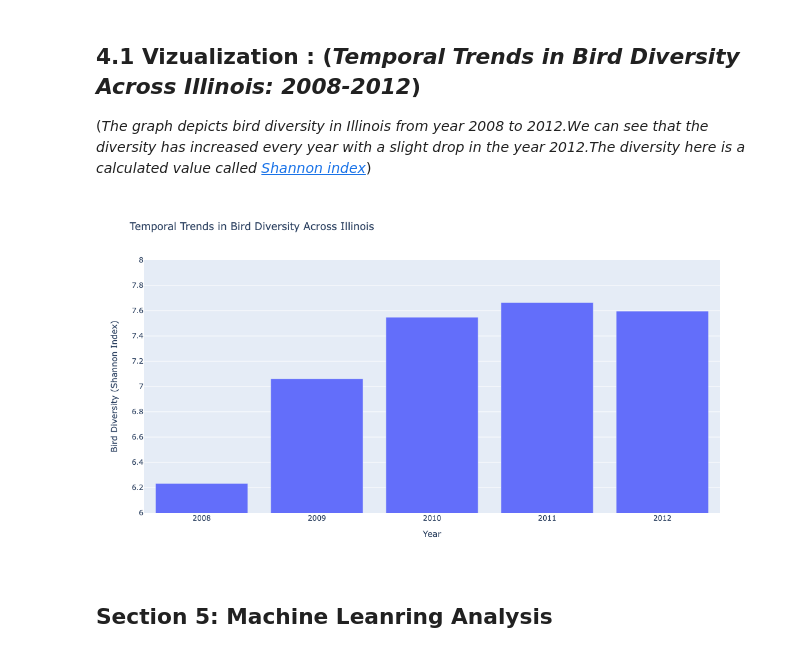
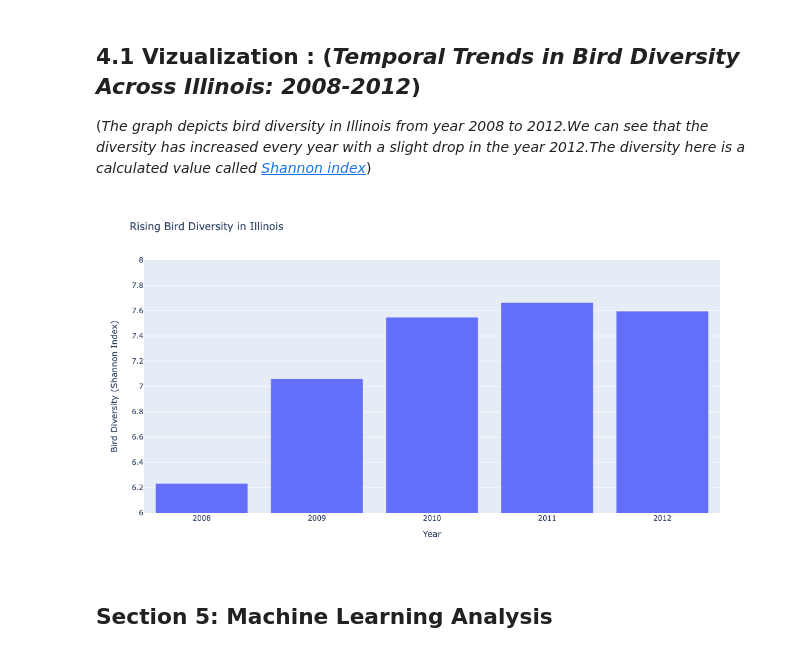
Before and after one commit to uic-cs418/group-project-the-data-sleuths, a Jupyter notebook: eBirdClean.ipynb, the cells around one changed output. Cells and saved outputs as stored; diff of their text form; code cells hidden in the pictures.

```diff
--- a/eBirdClean.ipynb
+++ b/eBirdClean.ipynb
@@ -43,7 +43,7 @@ df['COUNT'] = df['OBSERVATION COUNT'].apply(lambda row: 1 if row == 'X' else row
 # %%
 # remove unnecessary columns
 req_cols = ['COMMON NAME', 'SCIENTIFIC NAME', 'NATIVE', 'COUNT', 'LATITUDE', 'LONGITUDE', 'OBSERVATION DATE']
-df = filter_columns(df,req_cols)
+df = df[req_cols]
 df.head(5)
 # %% [output]
 |  | COMMON NAME | SCIENTIFIC NAME | NATIVE | COUNT | LATITUDE | LONGITUDE | OBSERVATION DATE |
@@ -168,29 +205,29 @@ fig.show()
 # %%
 def agg_comm(series):
     return list(series)
 grouped_bybird = ebird_gdf.groupby(['COUNTY','SCIENTIFIC NAME','OBSERVATION MONTH','OBSERVATION YEAR']).agg(agg_comm).reset_index()
 grouped_bybird['COUNT'] = grouped_bybird['COUNT'].apply(lambda x: sum(x))
 grouped_bybird['NATIVE'] = grouped_bybird['NATIVE'].apply(lambda x: max(x))
 
 grouped = grouped_bybird.groupby(['OBSERVATION YEAR']).agg(agg_comm).reset_index()
 grouped['NATIVE'] = grouped['NATIVE'].apply(lambda x: sum(x))
-grouped["shannon_index"] = grouped["COUNT"].apply(shannon_index)
+grouped["shannon_index"] = grouped["COUNT"].apply(eda.shannon_index)
 grouped_bybird = grouped_bybird.drop(columns=['geometry','OBSERVATION DAY'])
 
 required_cols =  ["OBSERVATION YEAR", "shannon_index"]
 
 # Extract the required columns
 vis_df = grouped[required_cols]
 
 # Create a scatter plot with tooltips using Plotly Express
 fig = px.bar(vis_df, x='OBSERVATION YEAR', y='shannon_index',
                  title="Rising Bird Diversity in Illinois",
                  labels={"OBSERVATION YEAR": "Year",
                         "shannon_index": "Bird Diversity (Shannon Index) "},
                  width=800, height=600)
 fig.update_yaxes(range=[6, 8], dtick=0.2)
 
 # Show the interactive plot
 fig.show()
 # %% [output]
-[figure, old version]
+[figure, new version]
@@ -197,2 +236,2 @@ fig.show()
 # %% [markdown]
-## Section 5: Machine Leanring Analysis
+## Section 5: Machine Learning Analysis
```
Also changed, not shown: parts of 11 cells of this notebook, 5 other files.
